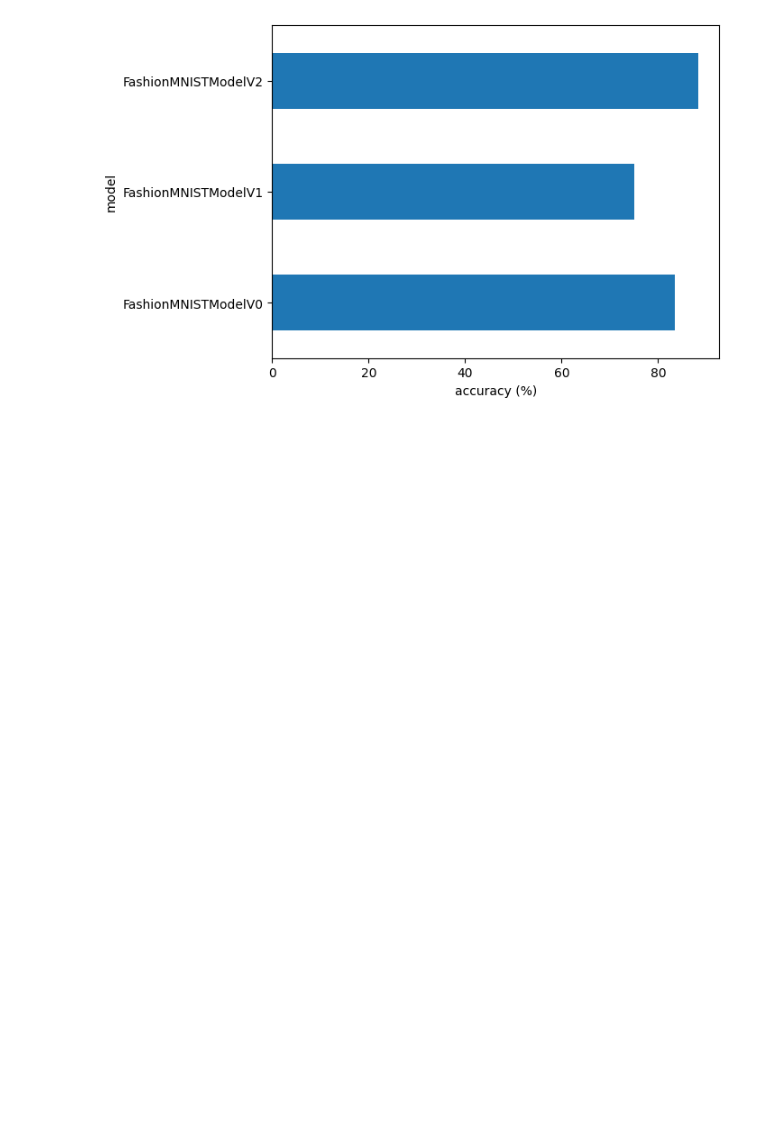
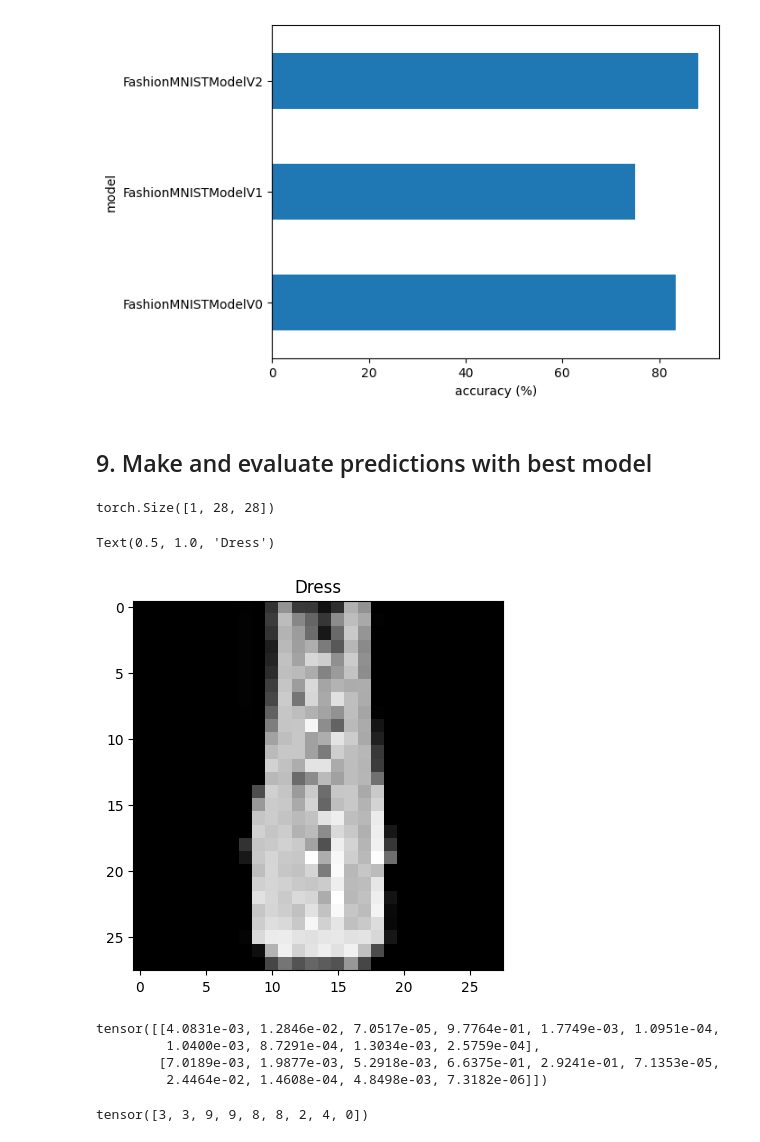
Before and after one commit to presiyanbankov/pytorch-practice-models, a Jupyter notebook: 03_pytorch_computer_vision.ipynb, the cells around one changed output. Saved outputs shown, nothing was run; the diff lists cells and outputs as text; code cells hidden in the pictures; blank space fills up the shorter version.

```diff
--- a/03_pytorch_computer_vision.ipynb
+++ b/03_pytorch_computer_vision.ipynb
@@ -1042,3 +1025,5 @@ plt.ylabel("model")
 # %% [output]
 Text(0, 0.5, 'model')
 [figure]
+# %% [markdown]
+## 9. Make and evaluate predictions with best model
@@ -1044,0 +1052,38 @@ Text(0, 0.5, 'model')
+# %%
+import random
+#random.seed(42)
+test_samples = []
+test_labels = []
+for sample, label in random.sample(list(test_data), k=9):
+  test_samples.append(sample)
+  test_labels.append(label)
+
+# View the first sample shape
+test_samples[0].shape
+# %% [output]
+torch.Size([1, 28, 28])
+# %%
+plt.imshow(test_samples[0].squeeze(),cmap="gray")
+plt.title(class_names[test_labels[0]])
+# %% [output]
+Text(0.5, 1.0, 'Dress')
+[figure, added]
+# %%
+# Make predictions
+pred_probs = make_predictions(model=model_2,
+                              data=test_samples,
+                              device=device)
+
+# View first two prediction probabilities
+pred_probs[:2]
+# %% [output]
+tensor([[4.0831e-03, 1.2846e-02, 7.0517e-05, 9.7764e-01, 1.7749e-03, 1.0951e-04,
+         1.0400e-03, 8.7291e-04, 1.3034e-03, 2.5759e-04],
+        [7.0189e-03, 1.9877e-03, 5.2918e-03, 6.6375e-01, 2.9241e-01, 7.1353e-05,
+         2.4464e-02, 1.4608e-04, 4.8498e-03, 7.3182e-06]])
+# %%
+# Convert prediction probabilites to labels
+pred_classes = pred_probs.argmax(dim=1)
+pred_classes
+# %% [output]
+tensor([3, 3, 9, 9, 8, 8, 2, 4, 0])
```
Also changed, not shown: parts of 31 cells of this notebook.
